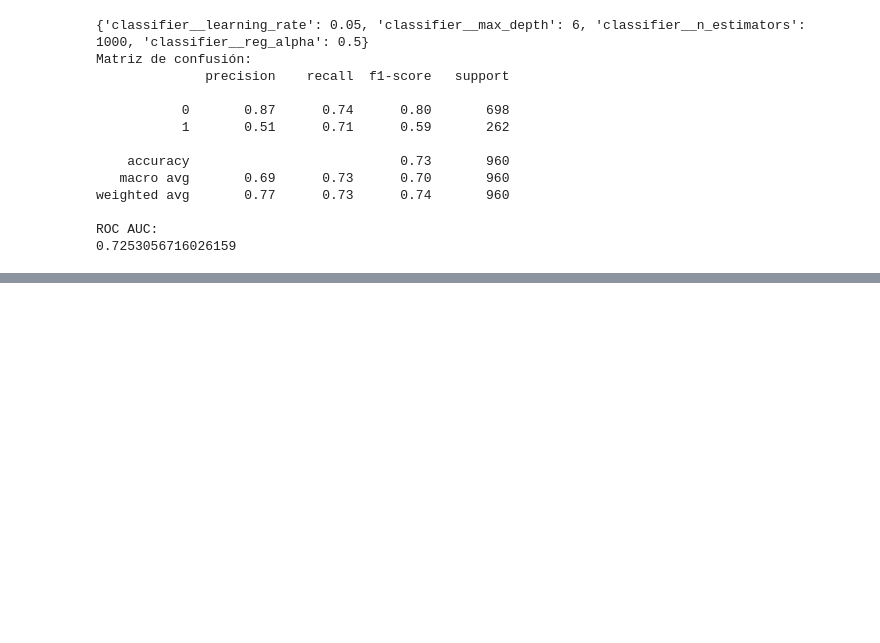
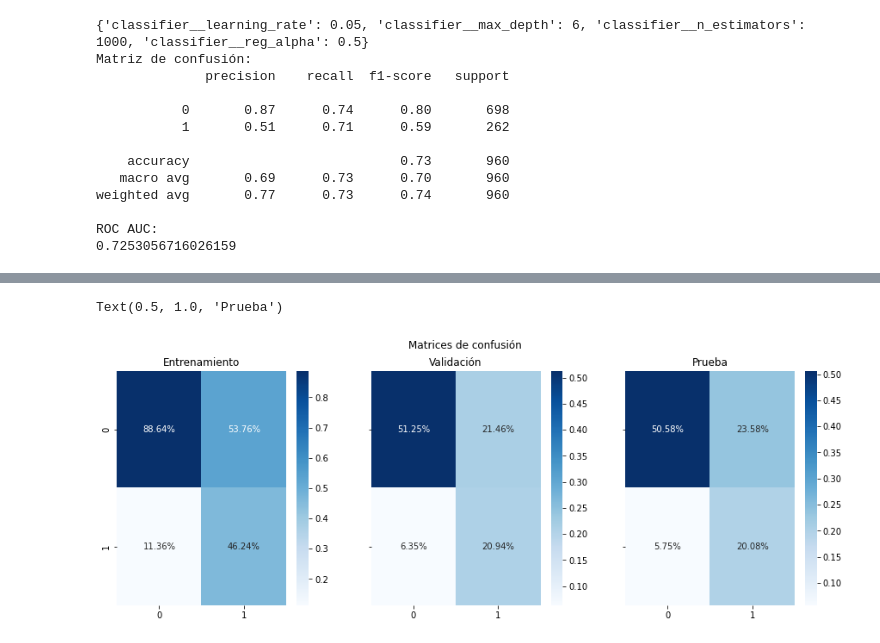
Before and after one commit to MaldonadoVihlai/taller_cda, a Jupyter notebook: taller4/Taller4.ipynb, the cells around one changed output, grey strips where cells are left out. Saved outputs shown, nothing was run; the diff lists cells and outputs as text; code cells hidden in the pictures; blank space fills up the shorter version.

```diff
--- a/taller4/Taller4.ipynb
+++ b/taller4/Taller4.ipynb
@@ -606,0 +768,5 @@ ROC AUC:
+# %%
+def fun_confusion_matrix(grid_search_clf, X_df, y_df):
+  predictions = grid_search_clf.predict(X_df)
+  cf_matrix = confusion_matrix(y_df, predictions)
+  return cf_matrix
@@ -606,0 +780,2 @@ ROC AUC:
+# %%
+matrix_train=fun_confusion_matrix(model_log, X_train, Y_train)
@@ -606,0 +801,2 @@ ROC AUC:
+# %%
+matrix_val=fun_confusion_matrix(model_log, X_val, y_val)
@@ -606,0 +820,2 @@ ROC AUC:
+# %%
+matrix_test=fun_confusion_matrix(model_log, X_test, Y_test)
@@ -606,0 +837,22 @@ ROC AUC:
+# %%
+fig, axes = plt.subplots(1, 3, figsize=(15, 5), sharey=True)
+fig.suptitle('Matrices de confusión')
+
+# Bulbasaur
+#sns.barplot(ax=axes[0], x=bulbasaur.index, y=bulbasaur.values)
+sns.heatmap(matrix_train/sum(matrix_train), annot=True,
+            fmt=".2%", cmap='Blues',ax=axes[0])
+axes[0].set_title('Entrenamiento')
+
+# Charmander
+sns.heatmap(matrix_val/np.sum(matrix_val), annot=True,
+            fmt='.2%', cmap='Blues',ax=axes[1])
+axes[1].set_title('Validación')
+
+# Squirtle
+sns.heatmap(matrix_test/np.sum(matrix_test), annot=True,
+            fmt='.2%', cmap='Blues',ax=axes[2])
+axes[2].set_title('Prueba')
+# %% [output]
+Text(0.5, 1.0, 'Prueba')
+[figure, added]
```
Also changed, not shown: parts of 28 cells of this notebook.
